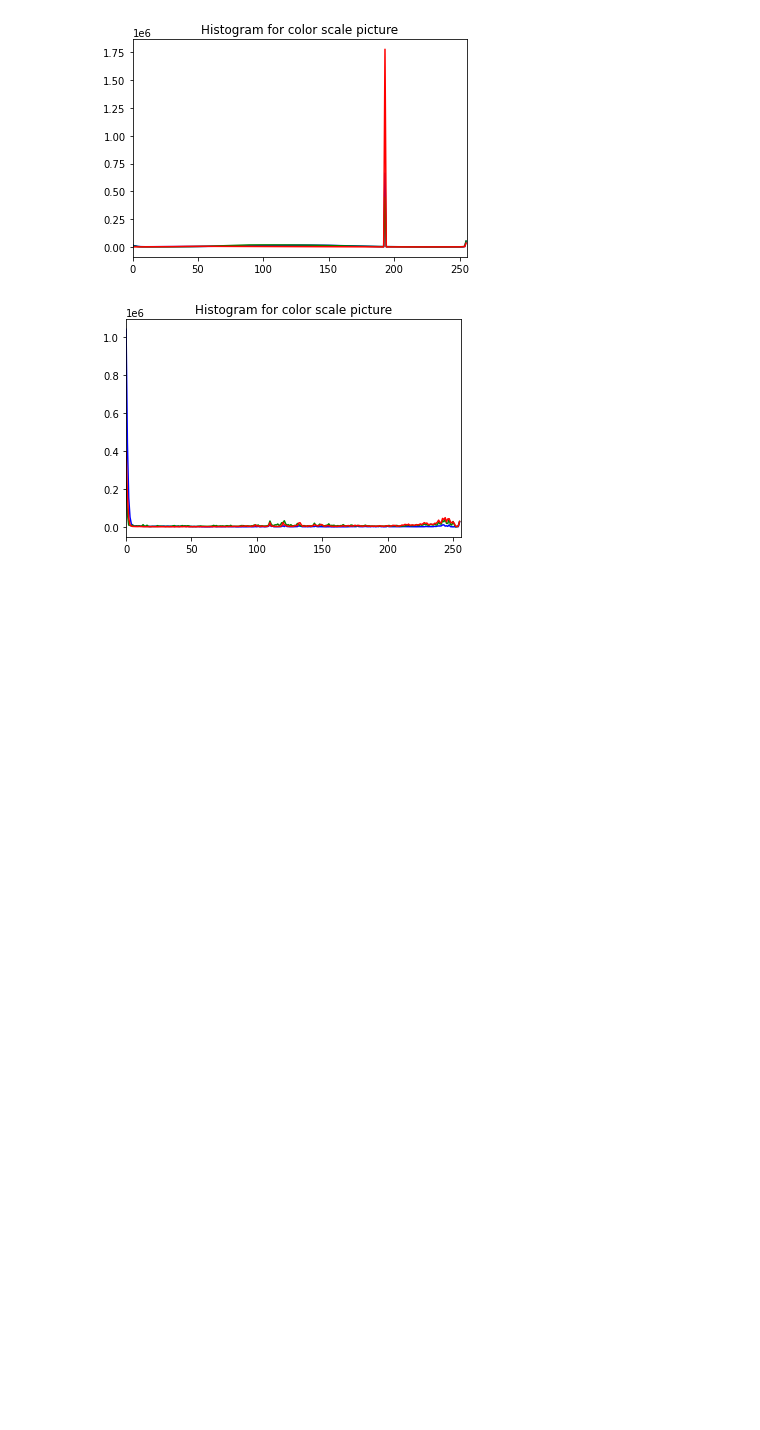
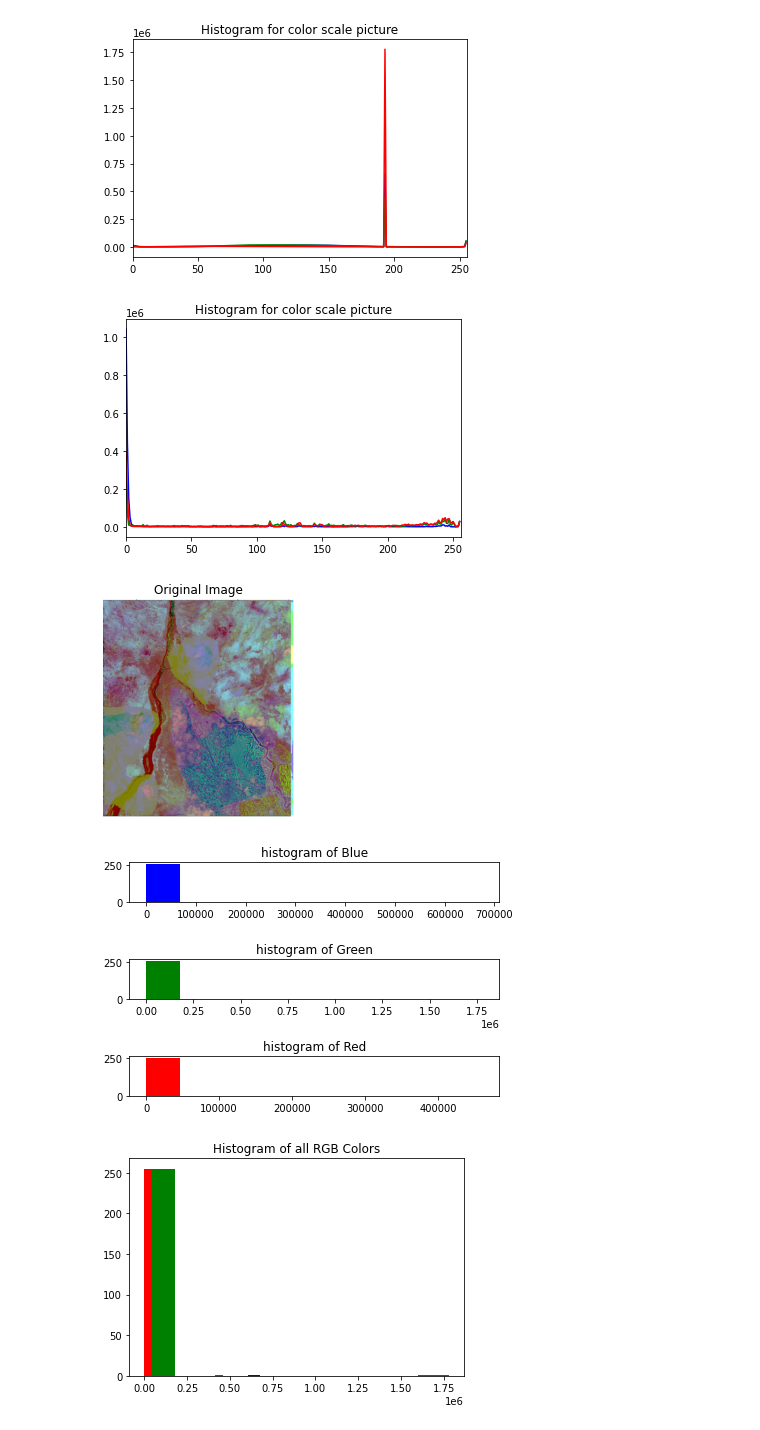
Before and after one commit to azzafasial/simple-website, a Jupyter notebook: Image_Data_Analysis_Using_Python_and_histogram_.ipynb, the cells around one changed output. Drawn from its saved outputs; the diff is of its cells as text; code cells hidden in the pictures; blank space fills up the shorter version.

```diff
--- a/Image_Data_Analysis_Using_Python_and_histogram_.ipynb
+++ b/Image_Data_Analysis_Using_Python_and_histogram_.ipynb
@@ -219,3 +219,50 @@ plt.title('Histogram for color scale picture')
 plt.show()
 # %% [output]
 [figure]
+# %%
+# import necessary packages
+import cv2
+import matplotlib.pyplot as plt
+
+# load image
+#imageObj = cv2.imread('landkh.jpg')
+imageObj = pic
+
+# to avoid grid lines
+plt.axis("off")
+plt.title("Original Image")
+plt.imshow(cv2.cvtColor(imageObj, cv2.COLOR_BGR2RGB))
+plt.show()
+
+# Get RGB data from image
+blue_color = cv2.calcHist([imageObj], [0], None, [256], [0, 256])
+red_color = cv2.calcHist([imageObj], [1], None, [256], [0, 256])
+green_color = cv2.calcHist([imageObj], [2], None, [256], [0, 256])
+
+# Separate Histograms for each color
+plt.subplot(3, 1, 1)
+plt.title("histogram of Blue")
+plt.hist(blue_color, color="blue")
+
+plt.subplot(3, 1, 2)
+plt.title("histogram of Green")
+plt.hist(green_color, color="green")
+
+plt.subplot(3, 1, 3)
+plt.title("histogram of Red")
+plt.hist(red_color, color="red")
+
+# for clear view
+plt.tight_layout()
+plt.show()
+
+# combined histogram
+plt.title("Histogram of all RGB Colors")
+plt.hist(blue_color, color="blue")
+plt.hist(green_color, color="green")
+plt.hist(red_color, color="red")
+plt.show()
+# %% [output]
+[figure, added]
+[figure, added]
+[figure, added]
```
Also changed, not shown: parts of 1 cell of this notebook.
